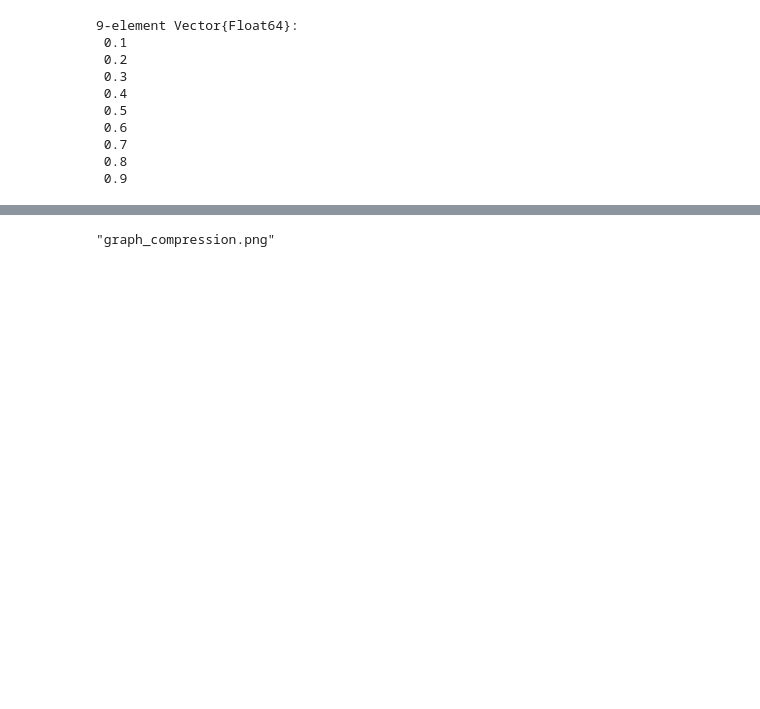
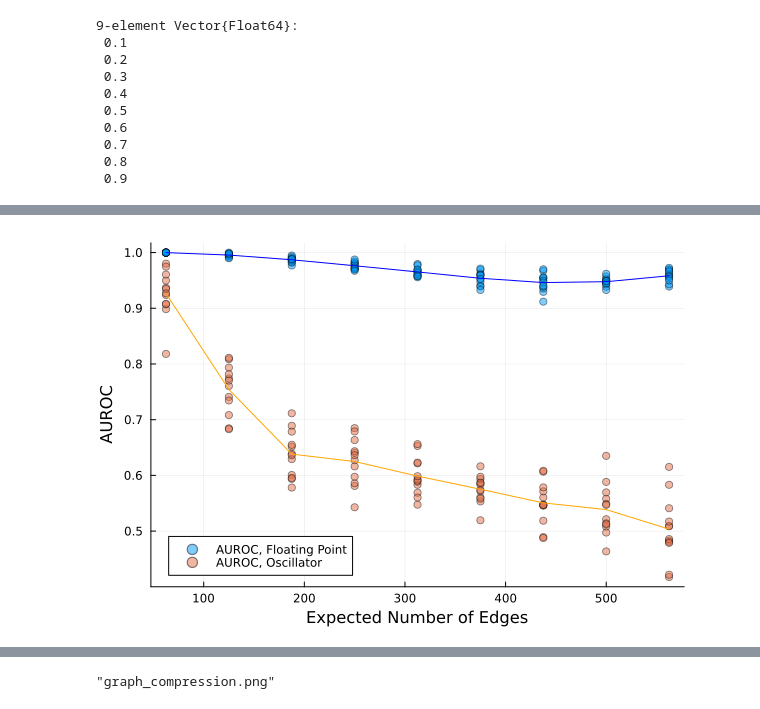
Before and after one commit to wilkieolin/phasor_julia, a Jupyter notebook: graph_data.ipynb, the cells around one changed output, grey strips where cells are left out. Drawn from its saved outputs; the diff is of its cells as text; code cells hidden in the pictures; blank space fills up the shorter version.

```diff
--- a/graph_data.ipynb
+++ b/graph_data.ipynb
@@ -110,3 +173,13 @@ ylims!(0.80, 1.01)
+# %%
+fig = scatter(n_edges, auroc_static, label="AUROC, Floating Point", alpha=0.5)
+scatter!(n_edges, auroc_dynamic, label="AUROC, Oscillator", alpha=0.5)
+plot!(p_unique .* 25^2, static_trend, label=missing, color="blue")
+plot!(p_unique .* 25^2, dynamic_trend, label=missing, color="orange")
+ylabel!("AUROC")
+xlabel!("Expected Number of Edges")
+#ylims!(0.80, 1.01)
+# %% [output]
+[figure, added]
 # %%
 fig = scatter(n_edges, auroc_static, label="AUROC, Floating Point", alpha=0.5)
 scatter!(n_edges, auroc_dynamic, label="AUROC, Oscillator", alpha=0.5)
```
Also changed, not shown: parts of 12 cells of this notebook, 3 other files.
